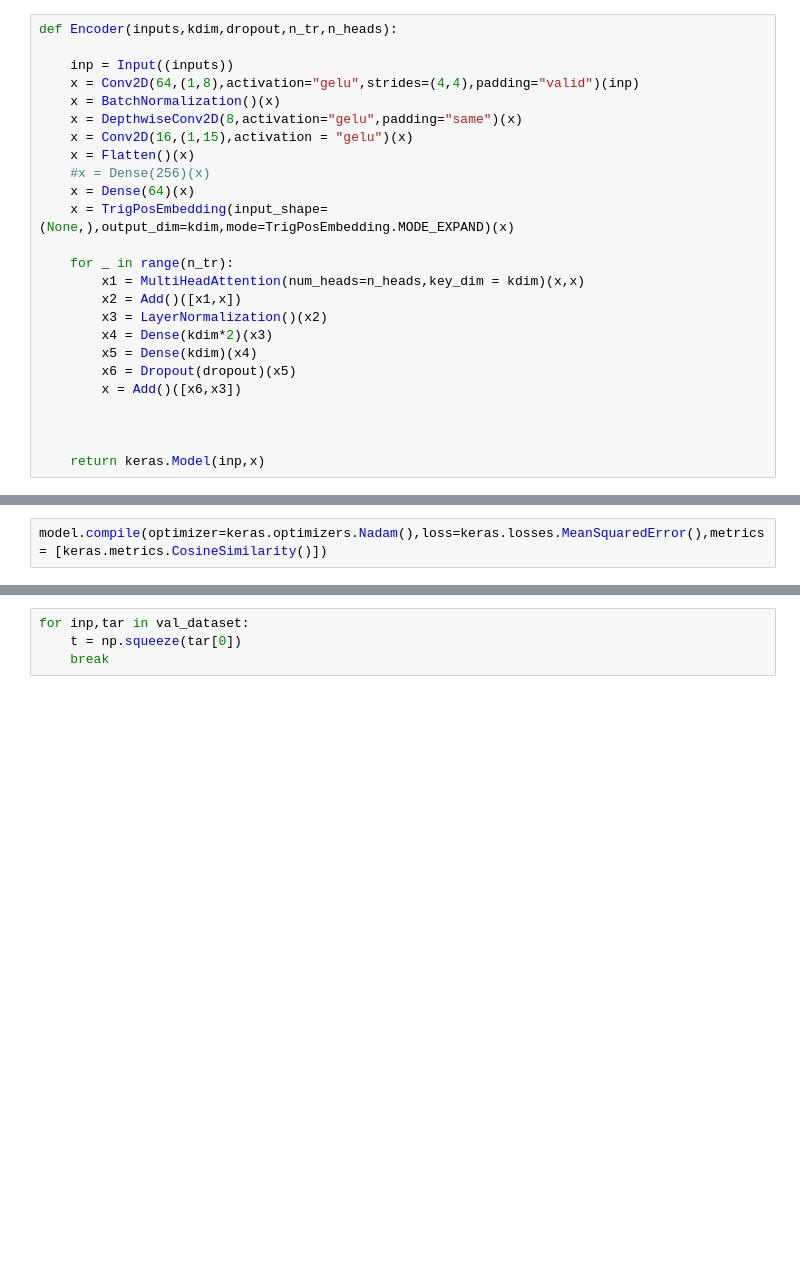
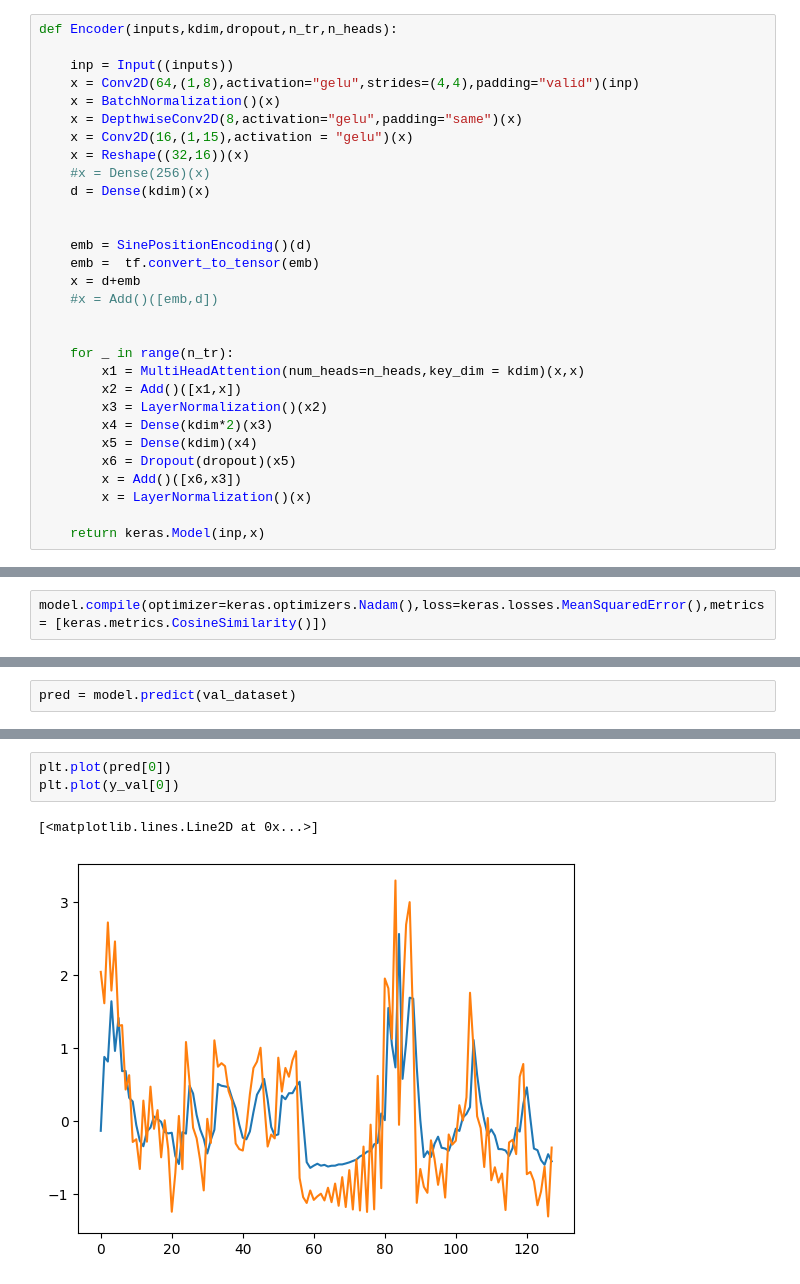
Before and after one commit to sofiboselli/MasterThesis, a Jupyter notebook: Python/Transformer.ipynb, the cells around one changed output, grey strips where cells are left out. Drawn from its saved outputs; the diff is of its cells as text; blank space fills up the shorter version.

```diff
--- a/Python/Transformer.ipynb
+++ b/Python/Transformer.ipynb
@@ -279,10 +156,16 @@ def Encoder(inputs,kdim,dropout,n_tr,n_heads):
     x = BatchNormalization()(x)
     x = DepthwiseConv2D(8,activation="gelu",padding="same")(x)
     x = Conv2D(16,(1,15),activation = "gelu")(x)
-    x = Flatten()(x)
+    x = Reshape((32,16))(x)
     #x = Dense(256)(x)
-    x = Dense(64)(x)
-    x = TrigPosEmbedding(input_shape=(None,),output_dim=kdim,mode=TrigPosEmbedding.MODE_EXPAND)(x)
+    d = Dense(kdim)(x)
+
+
+    emb = SinePositionEncoding()(d)
+    emb =  tf.convert_to_tensor(emb)
+    x = d+emb
+    #x = Add()([emb,d])
+
 
     for _ in range(n_tr):
         x1 = MultiHeadAttention(num_heads=n_heads,key_dim = kdim)(x,x)
@@ -292,8 +175,7 @@ def Encoder(inputs,kdim,dropout,n_tr,n_heads):
         x5 = Dense(kdim)(x4)
         x6 = Dropout(dropout)(x5)
         x = Add()([x6,x3])
-
-
+        x = LayerNormalization()(x)
 
     return keras.Model(inp,x)
 # %%
@@ -383,0 +327,2 @@ plt.plot(pred[0])
+# %%
+pred = model.predict(val_dataset)
@@ -384,5 +331,7 @@ plt.plot(pred[0])
 # %%
-for inp,tar in val_dataset:
-    t = np.squeeze(tar[0])
-    break
+plt.plot(pred[0])
+plt.plot(y_val[0])
+# %% [output]
+[<matplotlib.lines.Line2D at 0x...>]
+[figure, added]
 # %%
```
Also changed, not shown: parts of 32 cells of this notebook.
